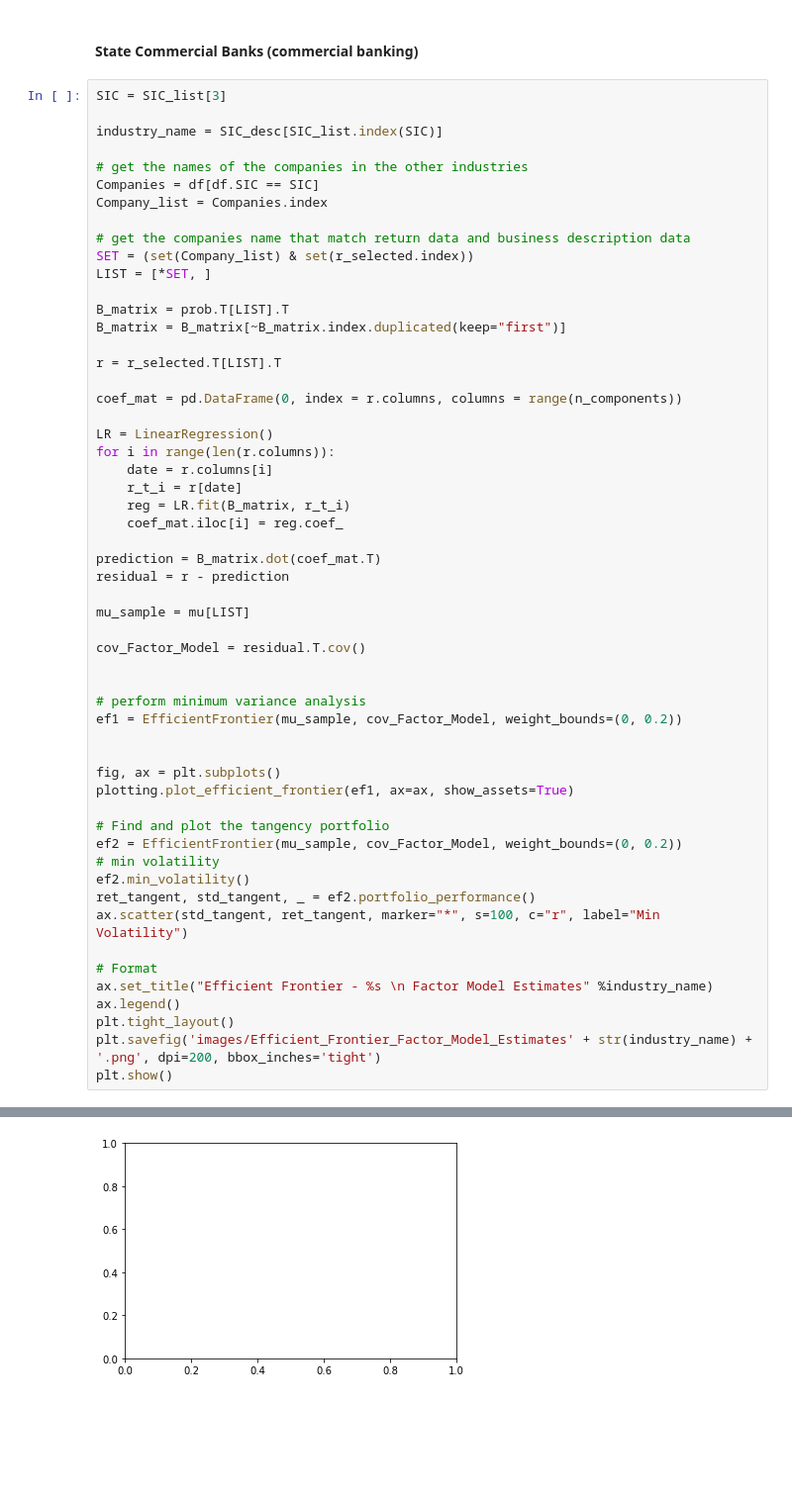
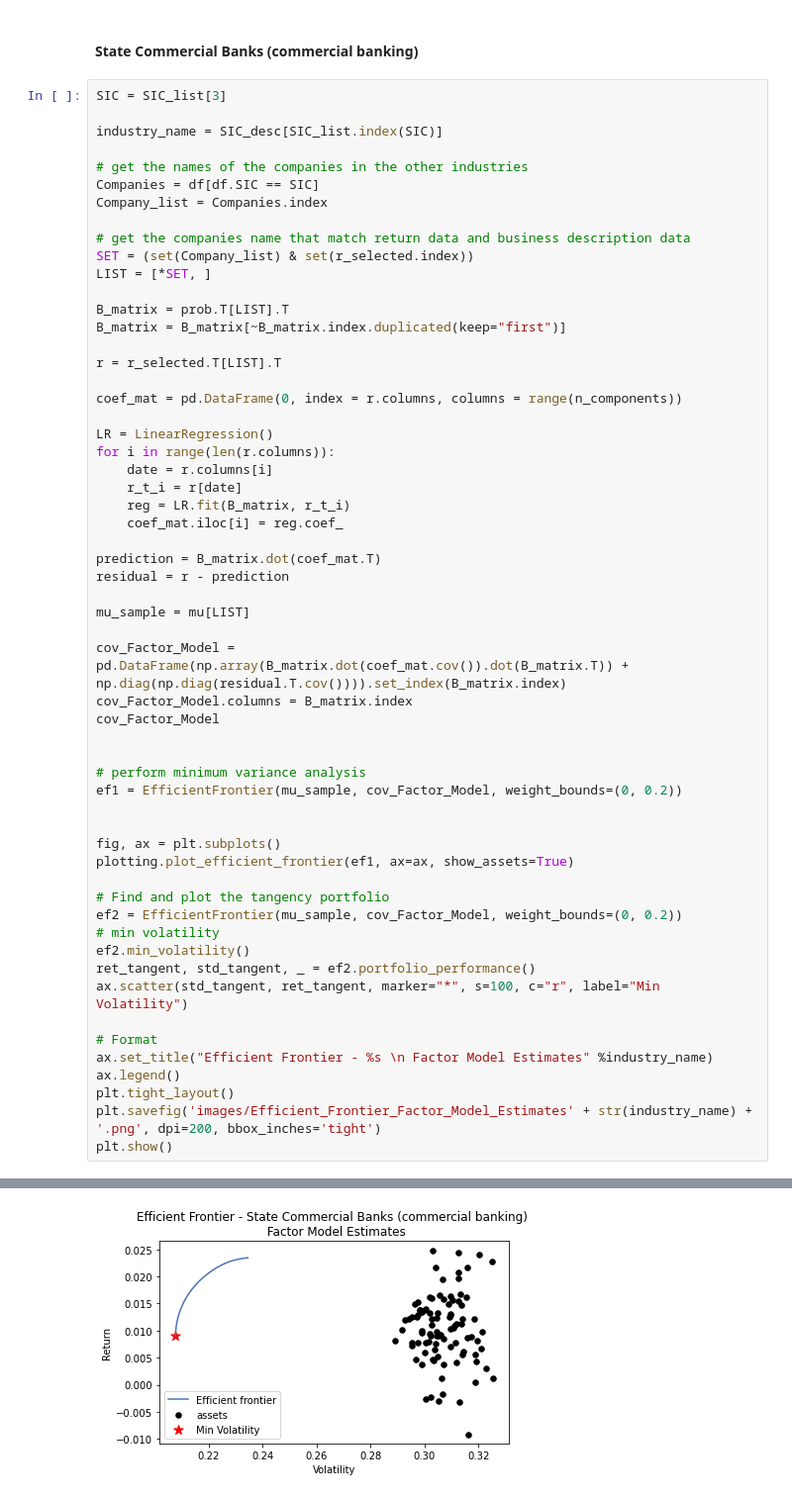
Before and after one commit to richardye101/ubineer_nlp_research, a Jupyter notebook: content/peitong/3.3_Minimum_Variance_Analysis-Factor_Model.ipynb, the cells around one changed output, grey strips where cells are left out. Shown at 99% size. Cells and saved outputs as stored; diff of their text form; blank space fills up the shorter version.

Commit message:
fixed images

```diff
--- a/content/peitong/3.3_Minimum_Variance_Analysis-Factor_Model.ipynb
+++ b/content/peitong/3.3_Minimum_Variance_Analysis-Factor_Model.ipynb
@@ -407,7 +493,9 @@ residual = r - prediction
 
 mu_sample = mu[LIST]
 
-cov_Factor_Model = residual.T.cov()
+cov_Factor_Model = pd.DataFrame(np.array(B_matrix.dot(coef_mat.cov()).dot(B_matrix.T)) + np.diag(np.diag(residual.T.cov()))).set_index(B_matrix.index)
+cov_Factor_Model.columns = B_matrix.index
+cov_Factor_Model
 
 
 # perform minimum variance analysis
@@ -435,2 +522,2 @@ OptimizationError: Please check your objectives/constraints or use a different s
-[figure, old version]
+[figure, new version]
 # %% [markdown]
```
Also changed, not shown: parts of 42 cells of this notebook, 43 other files.
